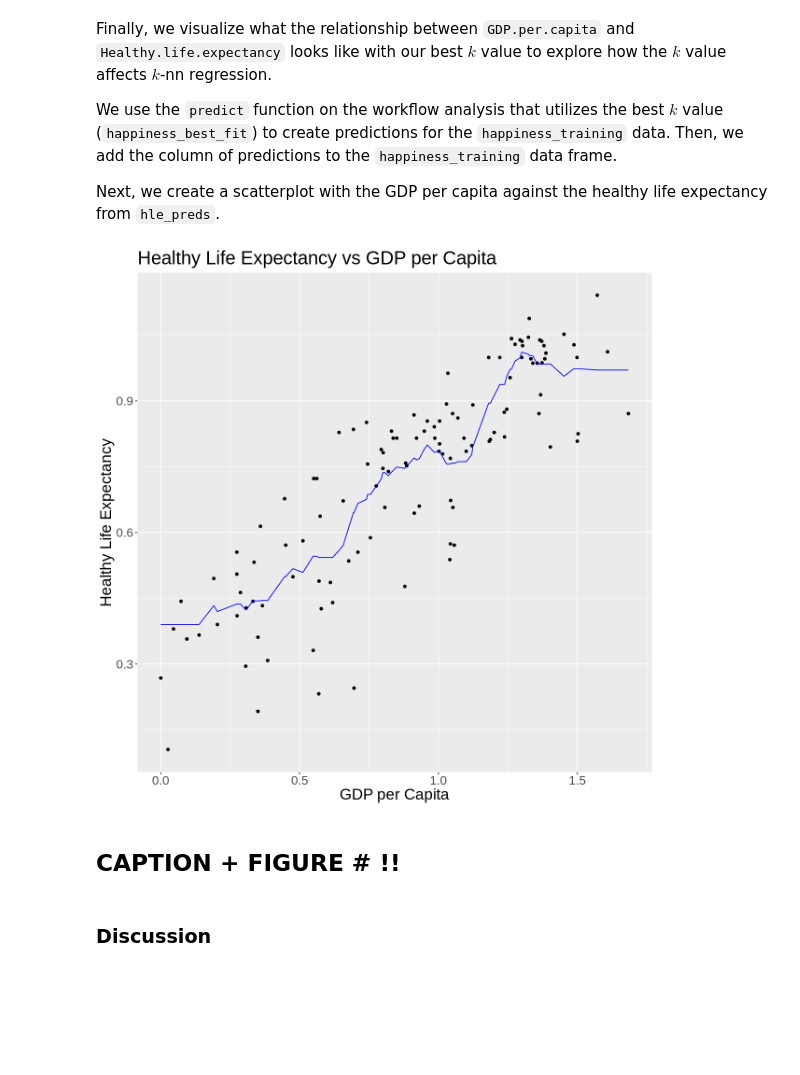
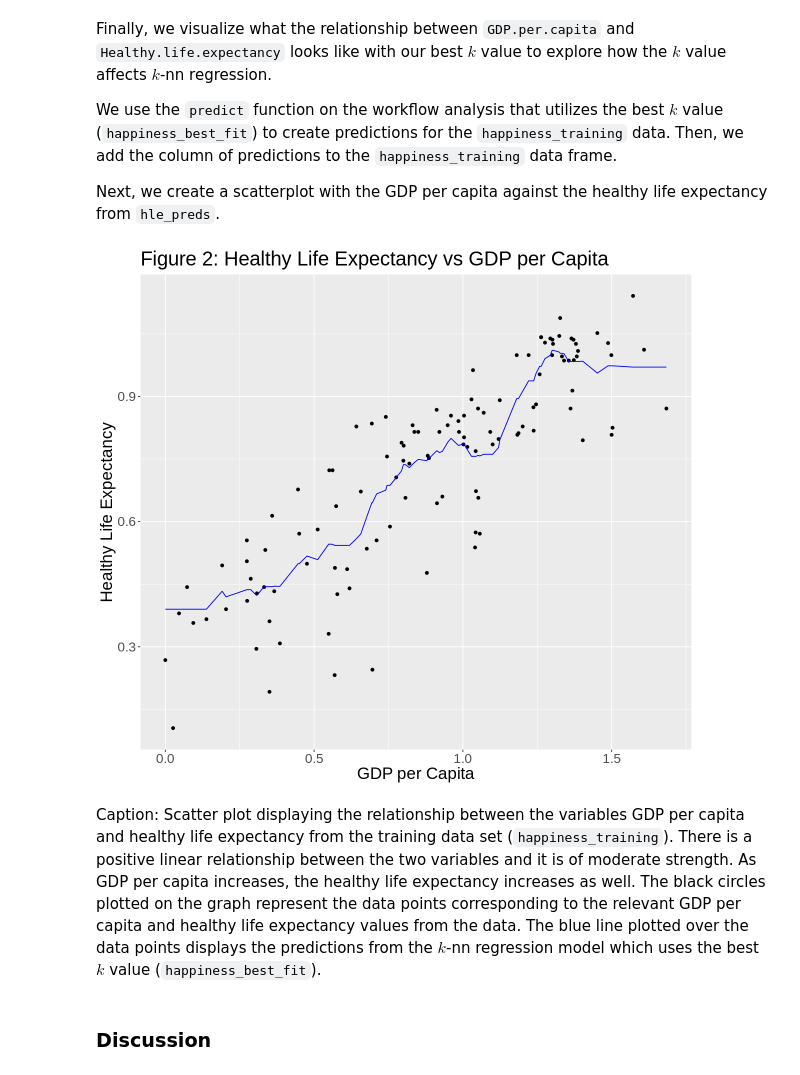
Before and after one commit to jocelyn1031/group-_26, a Jupyter notebook: project_report.ipynb, the cells around one changed output. Saved outputs shown, nothing was run; the diff lists cells and outputs as text; code cells hidden in the pictures; blank space fills up the shorter version.

Commit message:
added figure # and captions

```diff
--- a/project_report.ipynb
+++ b/project_report.ipynb
@@ -269,25 +269,26 @@ We use the `predict` function on the workflow analysis that utilizes the best $k
 
 Next, we create a scatterplot with the GDP per capita against the healthy life expectancy from `hle_preds`.
 # %%
-options(repr.plot.width = 10, repr.plot.height = 10)
+options(repr.plot.width = 10, repr.plot.height = 9)
 
 hle_preds <- predict(happiness_best_fit, happiness_training) %>%
     bind_cols(happiness_training)
 
 happiness_plot <- happiness_training %>%
     ggplot(aes(x = GDP.per.capita, y = Healthy.life.expectancy)) +
     geom_point() +
     geom_line(data = hle_preds,
               mapping = aes(x = GDP.per.capita, y = .pred),
               color = "blue") +
-    labs(x = "GDP per Capita", y = "Healthy Life Expectancy", title = "Healthy Life Expectancy vs GDP per Capita") +
+    labs(x = "GDP per Capita", y = "Healthy Life Expectancy",
+         title = "Figure 2: Healthy Life Expectancy vs GDP per Capita") +
     theme(text = element_text(size = 20))
 
 happiness_plot
 # %% [output]
-[figure, old version]
+[figure, new version]
-# %% [markdown]
-## CAPTION + FIGURE # !!
+# %% [markdown]
+Caption: Scatter plot displaying the relationship between the variables GDP per capita and healthy life expectancy from the training data set (`happiness_training`). There is a positive linear relationship between the two variables and it is of moderate strength. As GDP per capita increases, the healthy life expectancy increases as well. The black circles plotted on the graph represent the data points corresponding to the relevant GDP per capita and healthy life expectancy values from the data. The blue line plotted over the data points displays the predictions from the $k$-nn regression model which uses the best $k$ value (`happiness_best_fit`).
 # %% [markdown]
 ### Discussion
 # %% [markdown]
```
Also changed, not shown: parts of 3 cells of this notebook.
